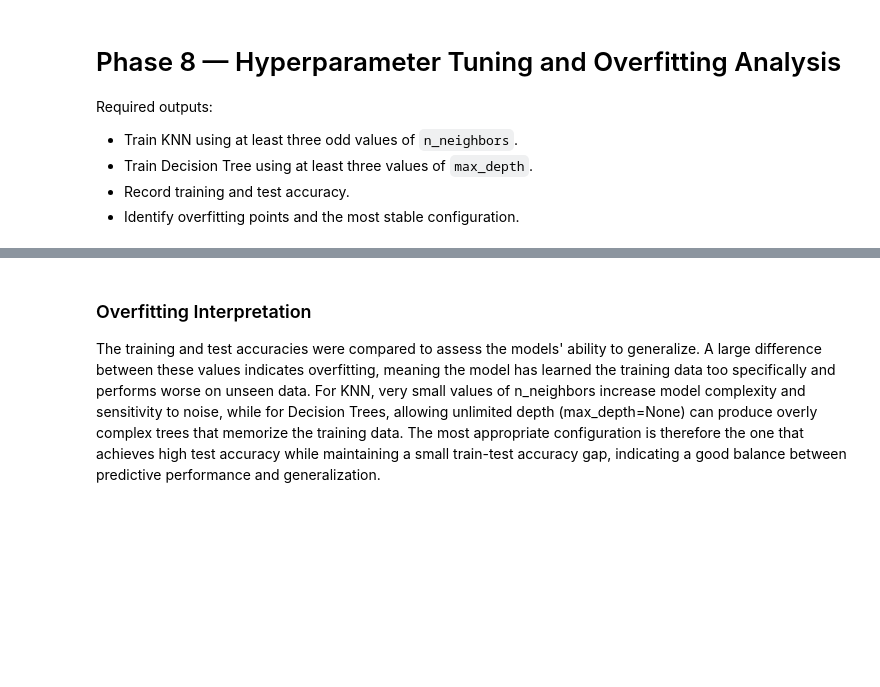
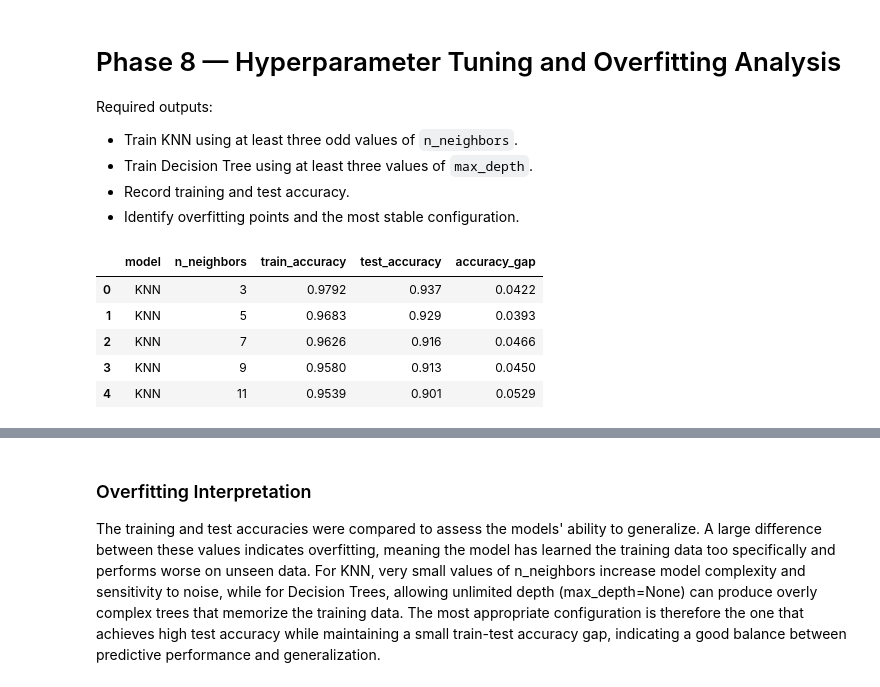
Before and after one commit to renan-leme/predictive-maintenance-SCTEC, a Jupyter notebook: predictive_mantainence.ipynb, the cells around one changed output, grey strips where cells are left out. Cells and saved outputs as stored; diff of their text form; code cells hidden in the pictures; blank space fills up the shorter version.

Commit message:
feat: knn results cell error correction

```diff
--- a/predictive_mantainence.ipynb
+++ b/predictive_mantainence.ipynb
@@ -434,28 +625,35 @@ Required outputs:
 # %%
 knn_results=[]
 
 for neighbors in [3,5,7,9,11]:
     model=KNeighborsClassifier(
         n_neighbors=neighbors
     )
     model.fit(X_train_knn,y_train_knn)
     train_pred=model.predict(X_train_knn);
     test_pred=model.predict(X_test_knn)
     train_acc=accuracy_score(y_train_knn,train_pred);
     test_acc=accuracy_score(y_test,test_pred)
     knn_results.append({
         "model":"KNN",
         "n_neighbors":neighbors,
         "train_accuracy":train_acc,
         "test_accuracy":test_acc,
         "accuracy_gap":train_acc-test_acc
     })
 
-knn_results_df=pd.DataFrame(knn_results_df.round(4))
+knn_results_df=pd.DataFrame(knn_results).round(4)
 knn_results_df.sort_values(
     by="test_accuracy",
     ascending=False
 )
+# %% [output]
+|  | model | n_neighbors | train_accuracy | test_accuracy | accuracy_gap |
+| 0 | KNN | 3 | 0.9792 | 0.937 | 0.0422 |
+| 1 | KNN | 5 | 0.9683 | 0.929 | 0.0393 |
+| 2 | KNN | 7 | 0.9626 | 0.916 | 0.0466 |
+| 3 | KNN | 9 | 0.9580 | 0.913 | 0.0450 |
+| 4 | KNN | 11 | 0.9539 | 0.901 | 0.0529 |
 # %%
 tree_results=[]
 
```
Also changed, not shown: parts of 34 cells of this notebook, 11 other files.
